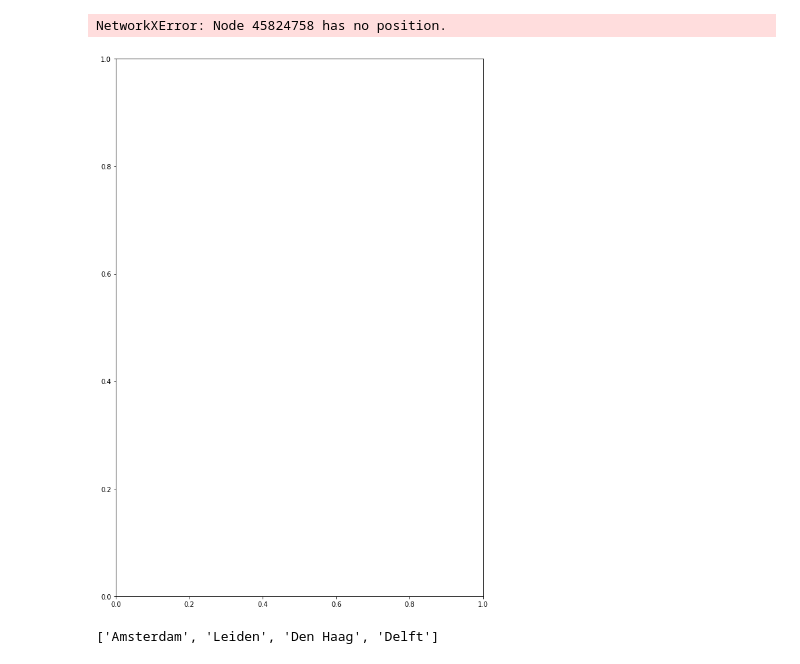
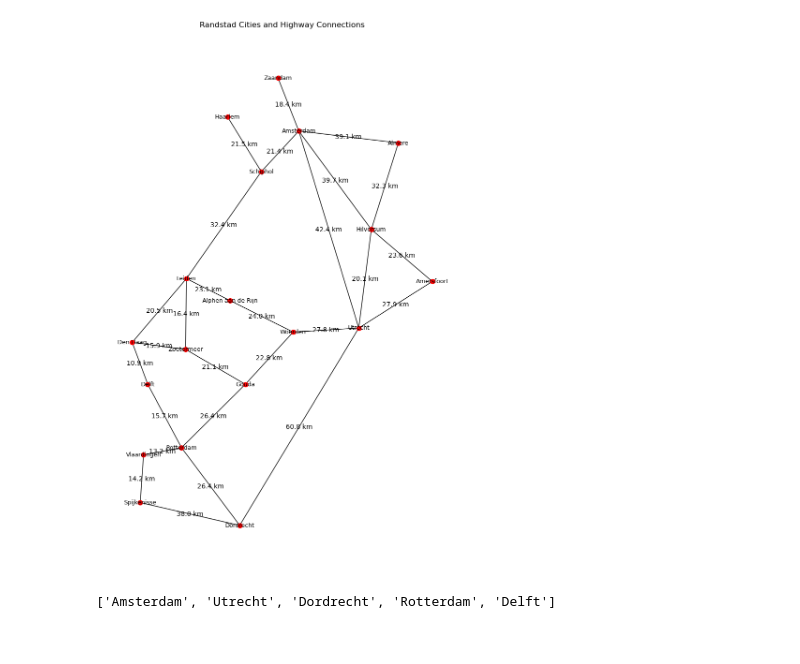
Before and after one commit to Tanneheemsbergen/Designednetworks, a Jupyter notebook: RandstadTanne.ipynb, the cells around one changed output. Saved outputs shown, nothing was run; the diff lists cells and outputs as text; code cells hidden in the pictures.

```diff
--- a/RandstadTanne.ipynb
+++ b/RandstadTanne.ipynb
@@ -55,12 +35,32 @@ cities_coords = {
 
 connections = [
     (42.4, "Amsterdam", "Utrecht"),
-    (45.8, "Leiden", "Amsterdam"),
+    (32.4, "Leiden", "Schiphol"),
     (20.5, "Den Haag", "Leiden"),
-    (33.4, "Gouda", "Den Haag"),
+    (21.1, "Gouda", "Zoetermeer"),
     (22.8, "Woerden", "Gouda"),
     (27.8, "Utrecht", "Woerden"),
     (10.9, "Den Haag", "Delft"),
+    (18.4, "Amsterdam", "Zaandam"),
+    (39.1, "Amsterdam", "Almere"),
+    (39.7, "Amsterdam", "Hilversum"),
+    (21.4, "Amsterdam", "Schiphol"),
+    (32.3, "Almere", "Hilversum"),
+    (23.6, "Amersfoort", "Hilversum"),
+    (20.1, "Hilversum", "Utrecht"),
+    (27.9, "Amersfoort", "Utrecht"),
+    (21.5, "Haarlem", "Schiphol"),
+    (23.1, "Leiden", "Alphen aan de Rijn"),
+    (16.4, "Leiden", "Zoetermeer"),
+    (24.0, "Woerden", "Alphen aan de Rijn"),
+    (15.9, "Zoetermeer", "Den Haag"),
+    (15.7, "Delft", "Rotterdam"),
+    (26.4, "Rotterdam", "Gouda"),
+    (13.2, "Rotterdam", "Vlaardingen"),
+    (26.4, "Rotterdam", "Dordrecht"),
+    (14.2, "Vlaardingen", "Spijkenisse"),
+    (38.0, "Spijkenisse", "Dordrecht"),
+    (60.8, "Dordrecht", "Utrecht"),
 ]
 # Create a networkx graph
 G = nx.Graph()
@@ -71,37 +71,36 @@ for city, (lat, lon) in cities_coords.items():
 
 # Add edges to the graph
 for distance, city1, city2 in connections:
     G.add_edge(city1, city2, weight=distance)
 
 # Load the PNG image
 #img = mpimg.imread('/path/to/your/SnelwegenNederland_2008.png')  # Update the path to the image
 
 # Get positions for cities to use for layout
 pos = nx.get_node_attributes(G, 'pos')
 
 # Draw the graph
 fig, ax = plt.subplots(figsize=(10, 15))
 #ax.imshow(img, extent=[3.2, 7.4, 50.7, 53.7])  # You might need to adjust the extent to fit your image
 
 # Draw the network
 nx.draw_networkx_nodes(G, pos, node_size=50, node_color='red', ax=ax)
 nx.draw_networkx_labels(G, pos, font_size=9, ax=ax)
 nx.draw_networkx_edges(G, pos, ax=ax)
 
 # Annotate the edges with distances
 for (city1, city2, data) in G.edges(data=True):
     edge_midpoint = [(pos[city1][0] + pos[city2][0]) / 2, (pos[city1][1] + pos[city2][1]) / 2]
     ax.text(edge_midpoint[0], edge_midpoint[1], f"{data['weight']} km", size=10, ha='center', va='center')
 
 # Set the title and remove the axis
 ax.set_title('Randstad Cities and Highway Connections')
 plt.axis('off')  # Turn off the axis
 plt.show()
 # %% [output]
-NetworkXError: Node 45824758 has no position.
-[figure, old version]
+[figure, new version]
 # %%
 dsp = nx.shortest_path(G, source='Amsterdam', target='Delft')
 print(dsp)
 # %% [output]
-['Amsterdam', 'Leiden', 'Den Haag', 'Delft']
+['Amsterdam', 'Utrecht', 'Dordrecht', 'Rotterdam', 'Delft']
```
Also changed, not shown: parts of 1 cell of this notebook.
